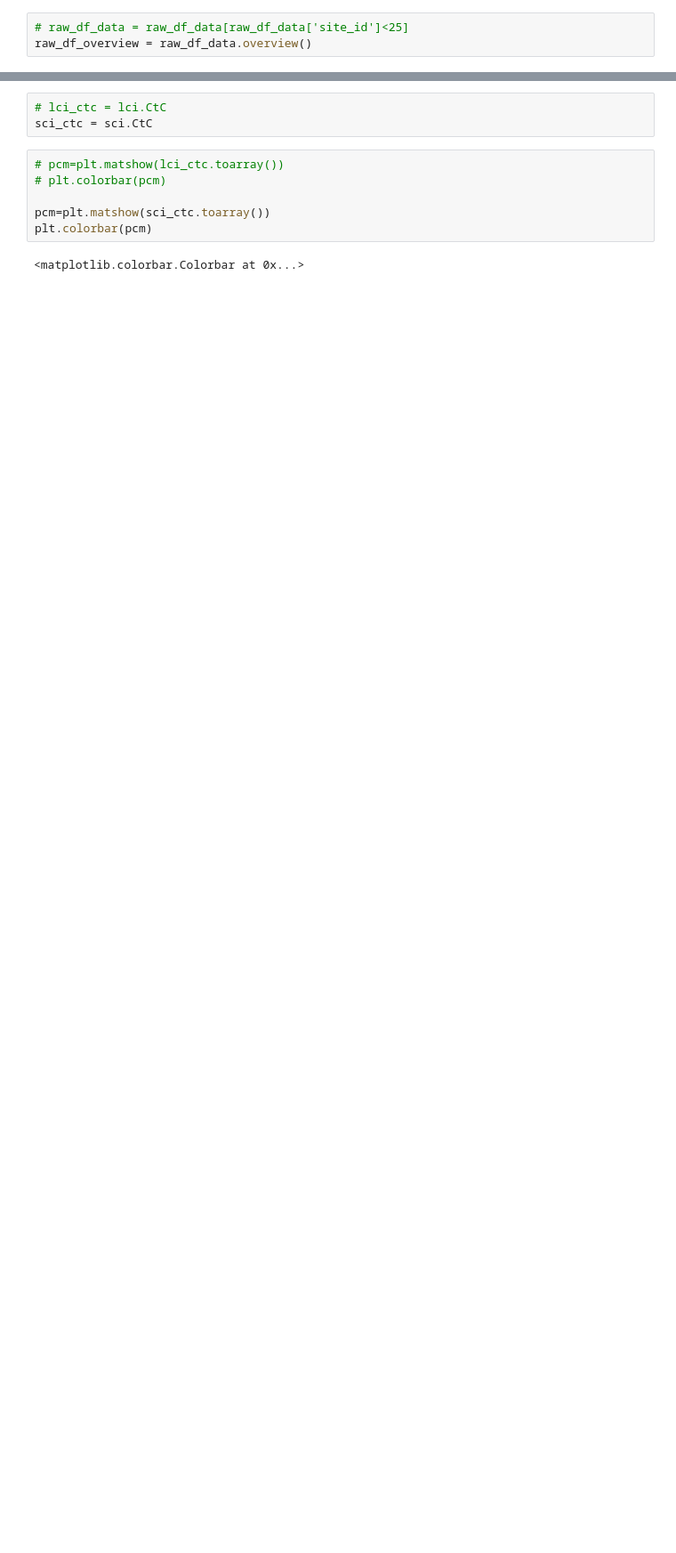
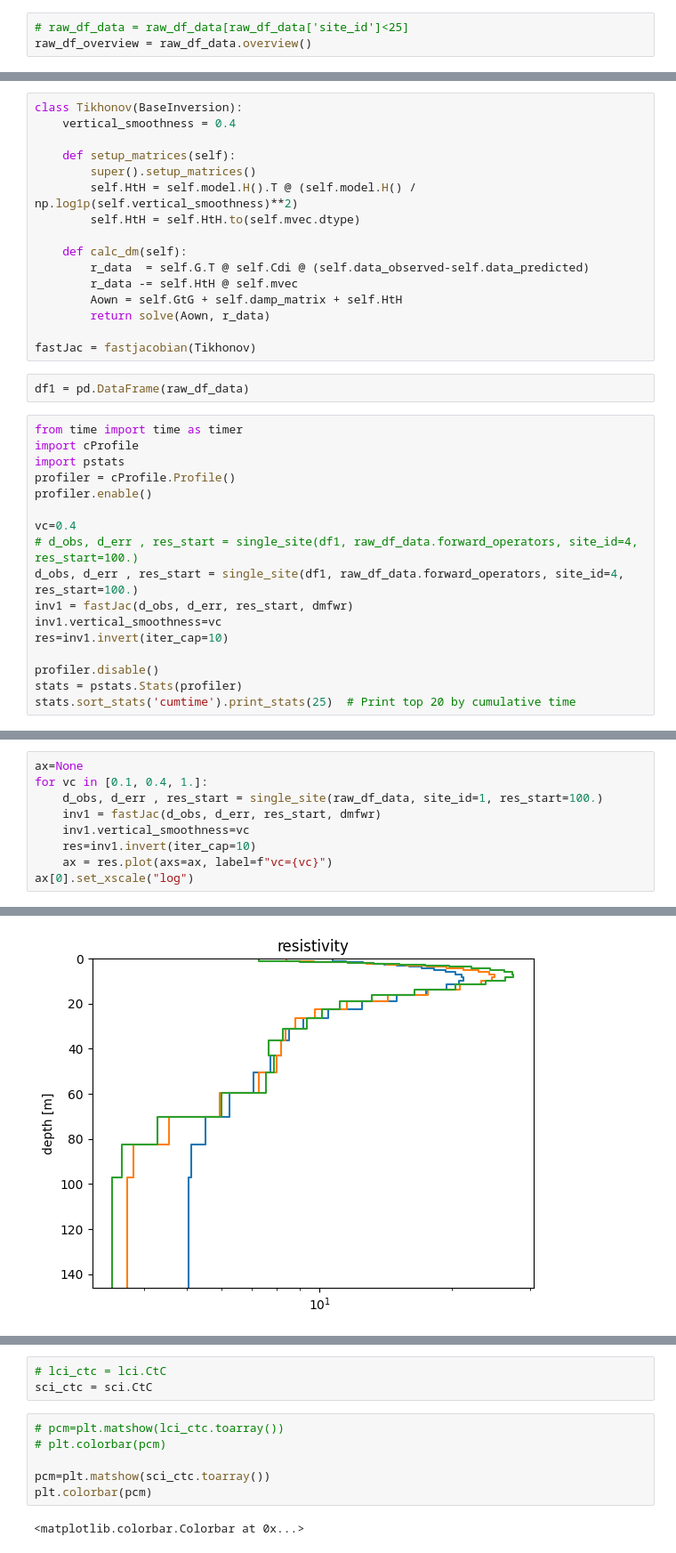
Before and after one commit to bob-b-b/sea-anemone, a Jupyter notebook: prototyping/temfram_inversion_single.ipynb, the cells around one changed output, grey strips where cells are left out. Shown at 89% size. Saved outputs shown, nothing was run; the diff lists cells and outputs as text; blank space fills up the shorter version.

```diff
--- a/prototyping/temfram_inversion_single.ipynb
+++ b/prototyping/temfram_inversion_single.ipynb
@@ -53,0 +65,35 @@ dbdt = dmfwr(*res_start.mod)
+# %%
+class Tikhonov(BaseInversion):
+    vertical_smoothness = 0.4
+
+    def setup_matrices(self):
+        super().setup_matrices()
+        self.HtH = self.model.H().T @ (self.model.H() / np.log1p(self.vertical_smoothness)**2)
+        self.HtH = self.HtH.to(self.mvec.dtype)
+
+    def calc_dm(self):
+        r_data  = self.G.T @ self.Cdi @ (self.data_observed-self.data_predicted)
+        r_data -= self.HtH @ self.mvec
+        Aown = self.GtG + self.damp_matrix + self.HtH
+        return solve(Aown, r_data)
+
+fastJac = fastjacobian(Tikhonov)
+# %%
+df1 = pd.DataFrame(raw_df_data)
+# %%
+from time import time as timer
+import cProfile
+import pstats
+profiler = cProfile.Profile()
+profiler.enable()
+
+vc=0.4
+# d_obs, d_err , res_start = single_site(df1, raw_df_data.forward_operators, site_id=4, res_start=100.)
+d_obs, d_err , res_start = single_site(df1, raw_df_data.forward_operators, site_id=4, res_start=100.)
+inv1 = fastJac(d_obs, d_err, res_start, dmfwr)
+inv1.vertical_smoothness=vc
+res=inv1.invert(iter_cap=10)
+
+profiler.disable()
+stats = pstats.Stats(profiler)
+stats.sort_stats('cumtime').print_stats(25)  # Print top 20 by cumulative time
@@ -53,0 +119,10 @@ dbdt = dmfwr(*res_start.mod)
+# %%
+ax=None
+for vc in [0.1, 0.4, 1.]:
+    d_obs, d_err , res_start = single_site(raw_df_data, site_id=1, res_start=100.)
+    inv1 = fastJac(d_obs, d_err, res_start, dmfwr)
+    inv1.vertical_smoothness=vc
+    res=inv1.invert(iter_cap=10)
+    ax = res.plot(axs=ax, label=f"vc={vc}")
+ax[0].set_xscale("log")
+# %% [output]
@@ -53,0 +170 @@ dbdt = dmfwr(*res_start.mod)
+[figure, added]
```
Also changed, not shown: parts of 11 cells of this notebook, 1 other file.
